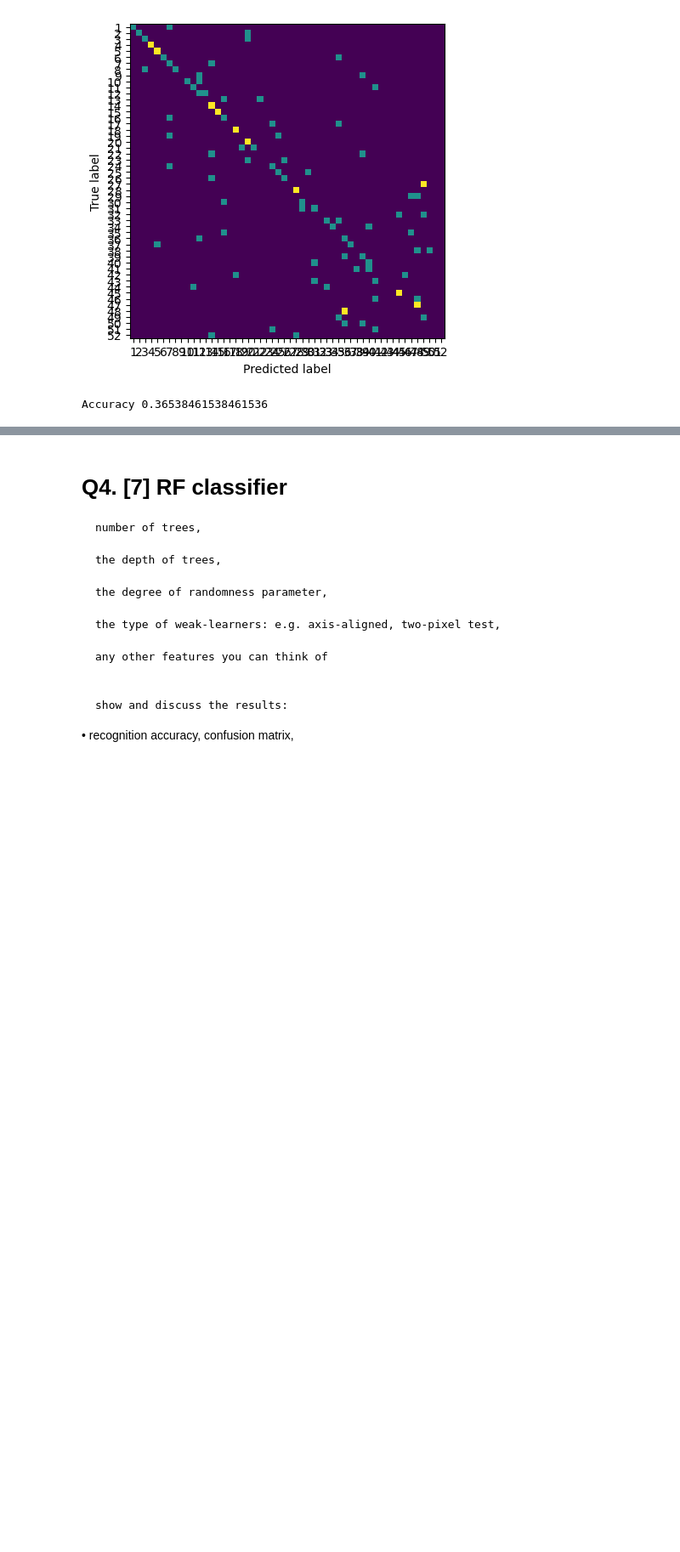
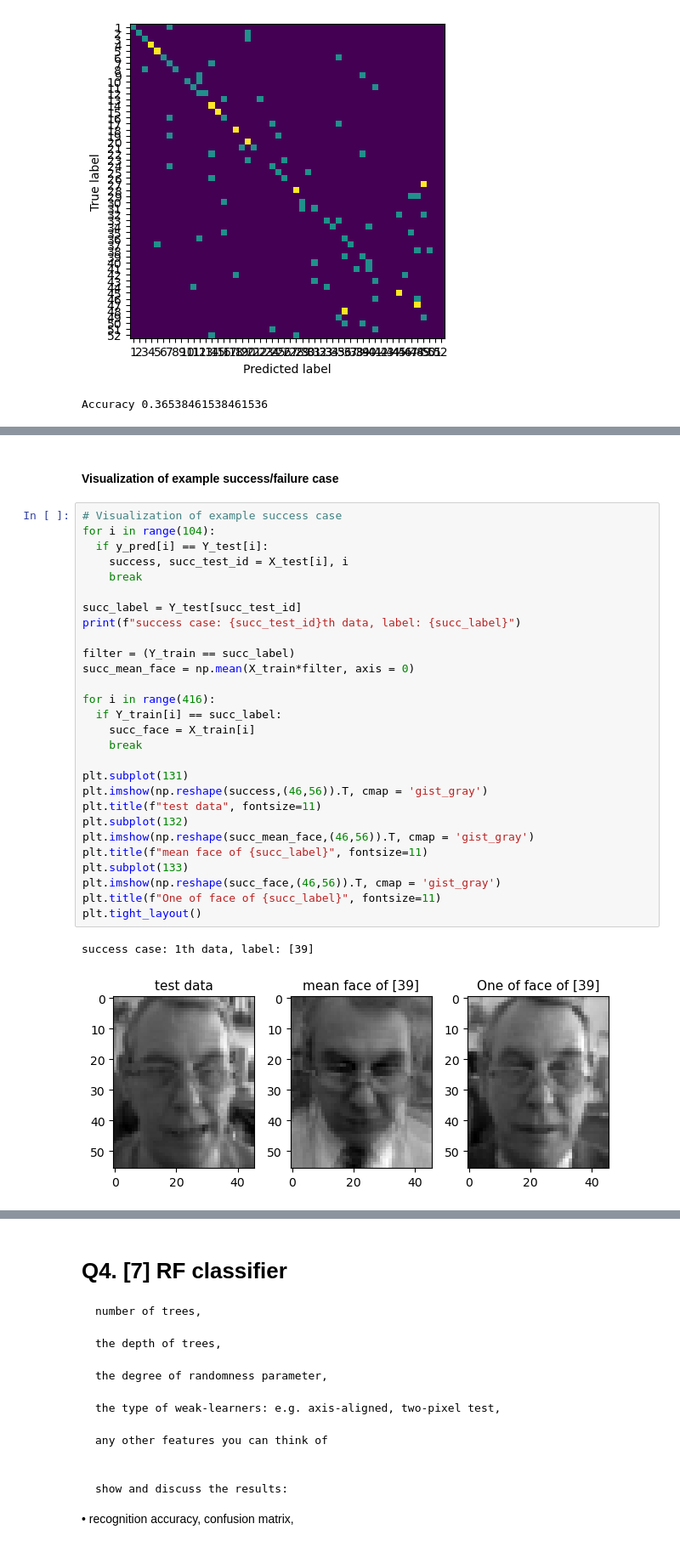
Before and after one commit to DongHyunnn/CS492E-ML4CV-Courseworks, a Jupyter notebook: coursework1/coursework1_part1.ipynb, the cells around one changed output, grey strips where cells are left out. Shown at 85% size. Saved outputs shown, nothing was run; the diff lists cells and outputs as text; blank space fills up the shorter version.

```diff
--- a/coursework1/coursework1_part1.ipynb
+++ b/coursework1/coursework1_part1.ipynb
@@ -526,0 +579,33 @@ Accuracy 0.36538461538461536
+# %% [markdown]
+#### Visualization of example success/failure case
+# %%
+# Visualization of example success case
+for i in range(104):
+  if y_pred[i] == Y_test[i]:
+    success, succ_test_id = X_test[i], i
+    break
+
+succ_label = Y_test[succ_test_id]
+print(f"success case: {succ_test_id}th data, label: {succ_label}")
+
+filter = (Y_train == succ_label)
+succ_mean_face = np.mean(X_train*filter, axis = 0)
+
+for i in range(416):
+  if Y_train[i] == succ_label:
+    succ_face = X_train[i]
+    break
+
+plt.subplot(131)
+plt.imshow(np.reshape(success,(46,56)).T, cmap = 'gist_gray')
+plt.title(f"test data", fontsize=11)
+plt.subplot(132)
+plt.imshow(np.reshape(succ_mean_face,(46,56)).T, cmap = 'gist_gray')
+plt.title(f"mean face of {succ_label}", fontsize=11)
+plt.subplot(133)
+plt.imshow(np.reshape(succ_face,(46,56)).T, cmap = 'gist_gray')
+plt.title(f"One of face of {succ_label}", fontsize=11)
+plt.tight_layout()
+# %% [output]
+success case: 1th data, label: [39]
+[figure, added]
```
Also changed, not shown: parts of 19 cells of this notebook.
